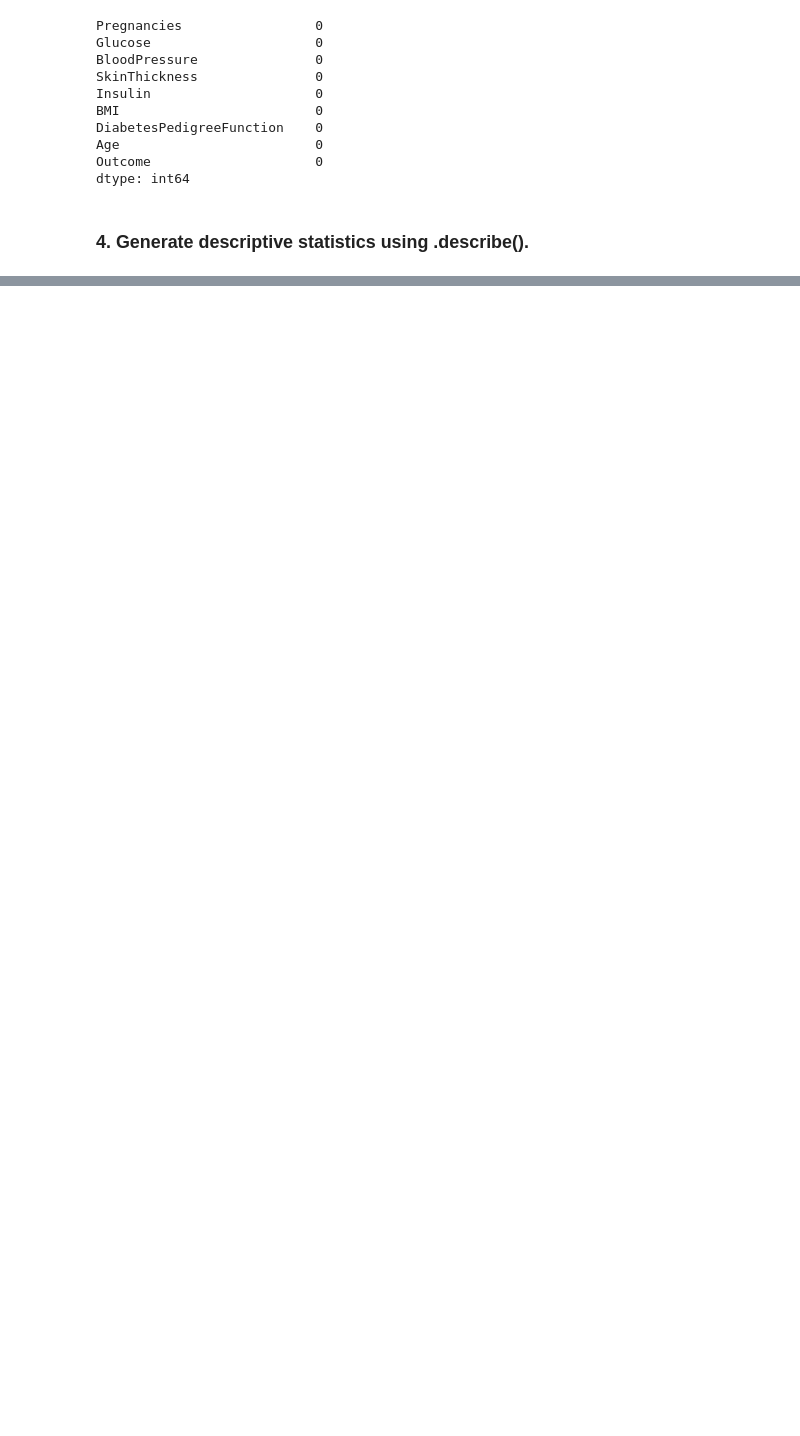
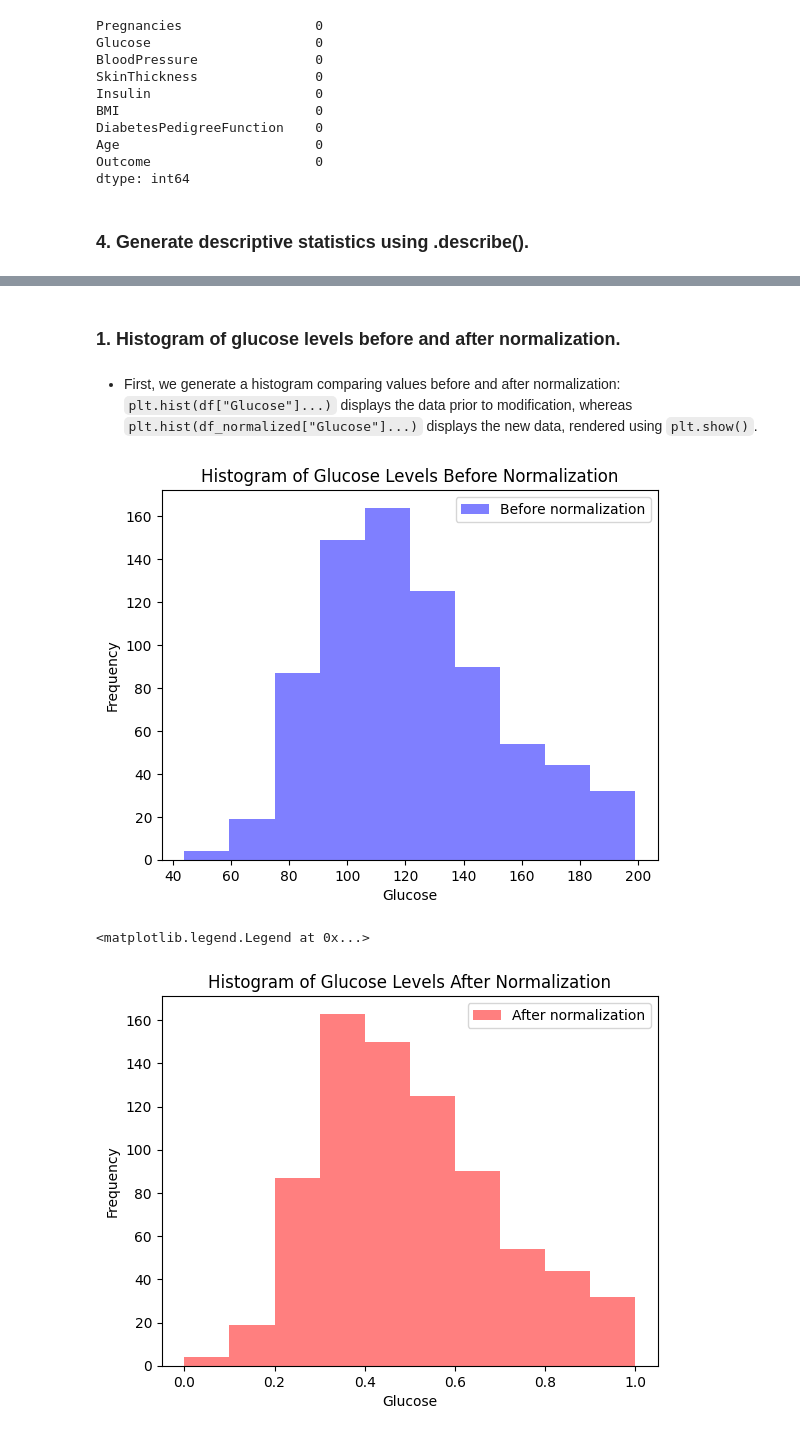
Before and after one commit to JB-GB/AI_for_Biomedical_Engineers, a Jupyter notebook: AF2_Data_Processing.ipynb, the cells around one changed output, grey strips where cells are left out. Drawn from its saved outputs; the diff is of its cells as text; code cells hidden in the pictures; blank space fills up the shorter version.

```diff
--- a/AF2_Data_Processing.ipynb
+++ b/AF2_Data_Processing.ipynb
@@ -17,6 +31,8 @@ import matplotlib.pyplot as plt
 # %%
 # Source: https://www.kaggle.com/datasets/uciml/pima-indians-diabetes-database
+# At least THAT WAS the source, but it doesn't exist anymore, this is the new link:
+# https://www.kaggle.com/datasets/jamaltariqcheema/pima-indians-diabetes-dataset
 # Load data from a CSV file
-df = pd.read_csv('/content/diabetes.csv')
+df = pd.read_csv('/diabetes.csv')
 # %% [markdown]
 ### 2. Display the first few rows of the dataset.
@@ -61,0 +103,6 @@ dtype: int64
+# %%
+# We identify the colums we could change that make sense with implausible biological measures that are 0
+cols_change = ['Glucose', 'BloodPressure', 'SkinThickness', 'Insulin', 'BMI']
+for cols in cols_change:
+  df[cols] = df[cols].replace(0, np.nan)
+  df[cols] = df[cols].fillna(df[cols].median())
@@ -61,0 +113,8 @@ dtype: int64
+# %%
+#Now we call MinMaxScaler for normalize the numerical features
+from sklearn.preprocessing import MinMaxScaler
+features = ['Pregnancies', 'Glucose', 'BloodPressure', 'SkinThickness', 'Insulin', 'BMI', 'DiabetesPedigreeFunction', 'Age']
+scaler = MinMaxScaler()
+df_normalized = df.copy()
+df_normalized[features] = scaler.fit_transform(df[features])
+df_normalized.head()
@@ -61,0 +131,22 @@ dtype: int64
+# %% [markdown]
+### 1. Histogram of glucose levels before and after normalization.
+# %% [markdown]
+- First, we generate a histogram comparing values before and after normalization: `plt.hist(df["Glucose"]...)` displays the data prior to modification, whereas `plt.hist(df_normalized["Glucose"]...)` displays the new data, rendered using `plt.show()`.
+# %%
+#Histogram before normalization
+plt.hist(df['Glucose'], bins=10, alpha=0.5, color='blue', label='Before normalization')
+plt.xlabel('Glucose')
+plt.ylabel('Frequency')
+plt.title('Histogram of Glucose Levels Before Normalization')
+plt.legend()
+plt.show()
+#Histogram after normalization
+plt.hist(df_normalized['Glucose'], bins=10, alpha=0.5, color='red', label='After normalization')
+plt.xlabel('Glucose')
+plt.ylabel('Frequency')
+plt.title('Histogram of Glucose Levels After Normalization')
+plt.legend()
+# %% [output]
+[figure, added]
+<matplotlib.legend.Legend at 0x...>
+[figure, added]
```
Also changed, not shown: parts of 39 cells of this notebook.
